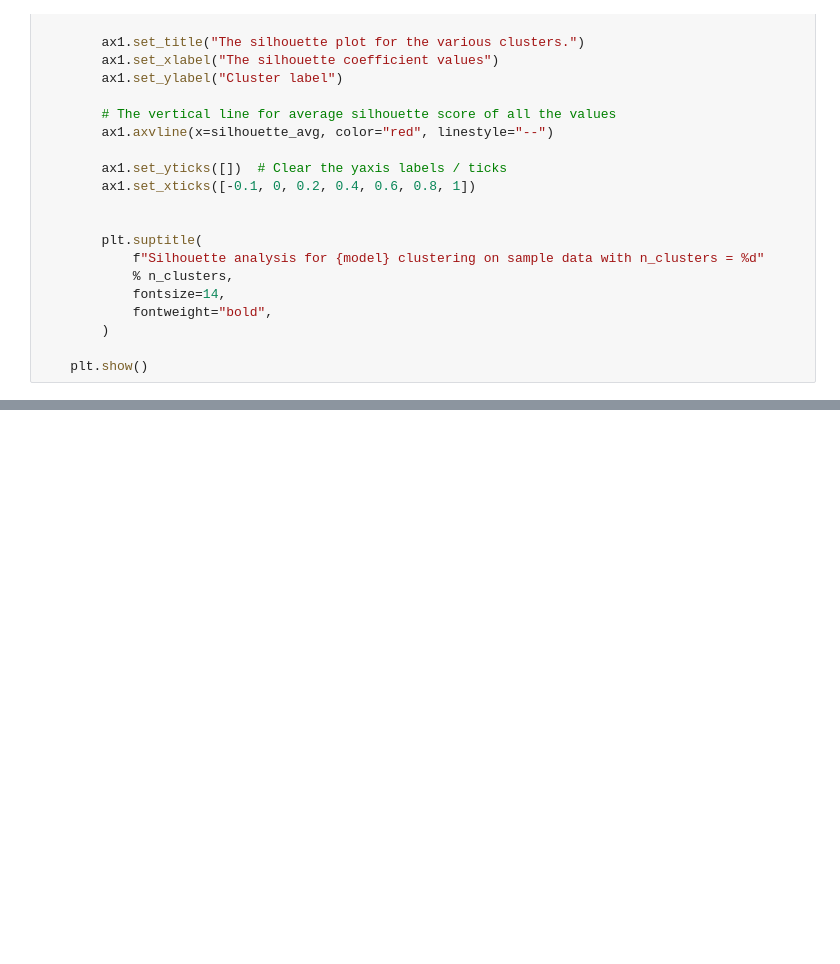
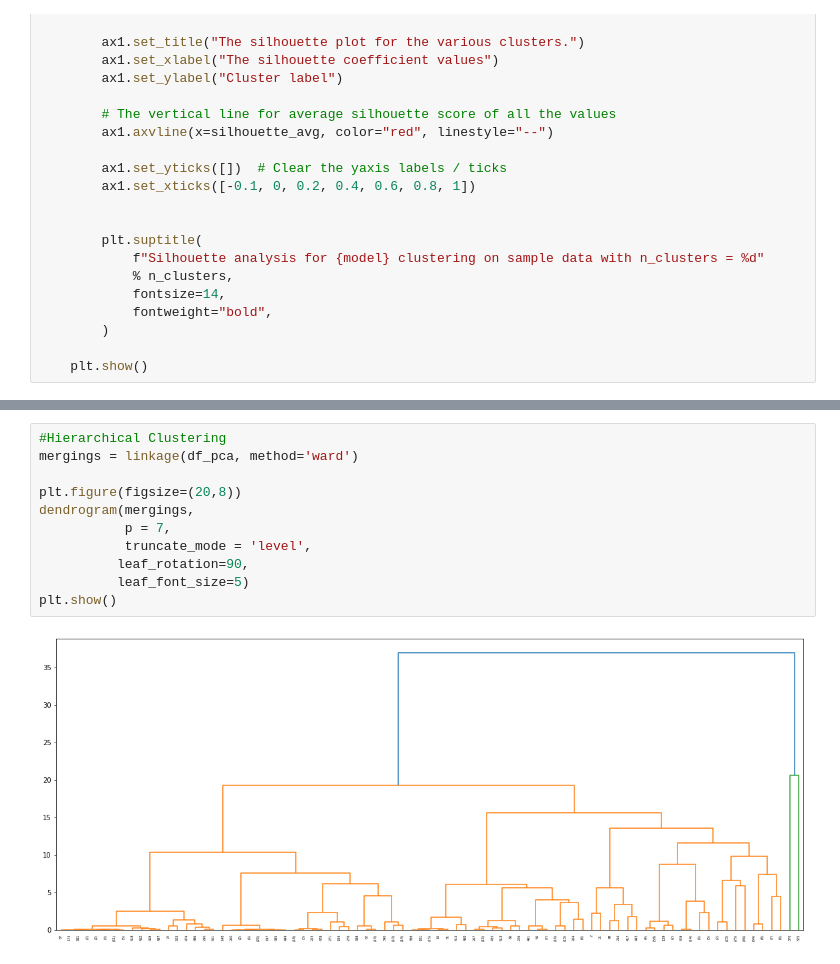
Before and after one commit to boojaado/Unsupervised-Machine-Learning, a Jupyter notebook: Submissions/Unsupervised Learning.ipynb, the cells around one changed output, grey strips where cells are left out. Saved outputs shown, nothing was run; the diff lists cells and outputs as text; blank space fills up the shorter version.

```diff
--- a/Submissions/Unsupervised Learning.ipynb
+++ b/Submissions/Unsupervised Learning.ipynb
@@ -574,3 +562,16 @@ For n_clusters = 20 The average silhouette_score is : 0.8144297147731532
 [figure]
 [figure]
 ... (8 outputs left out)
+# %%
+#Hierarchical Clustering
+mergings = linkage(df_pca, method='ward')
+
+plt.figure(figsize=(20,8))
+dendrogram(mergings,
+           p = 7,
+           truncate_mode = 'level',
+          leaf_rotation=90,
+          leaf_font_size=5)
+plt.show()
+# %% [output]
+[figure, added]
```
Also changed, not shown: parts of 10 cells of this notebook.
